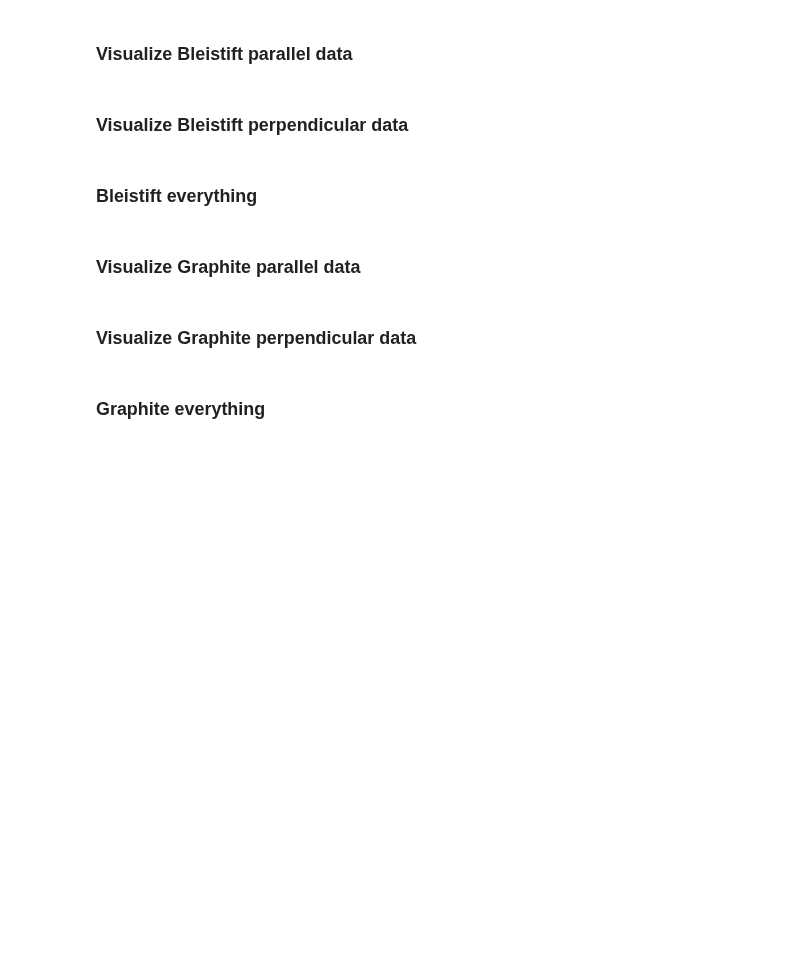
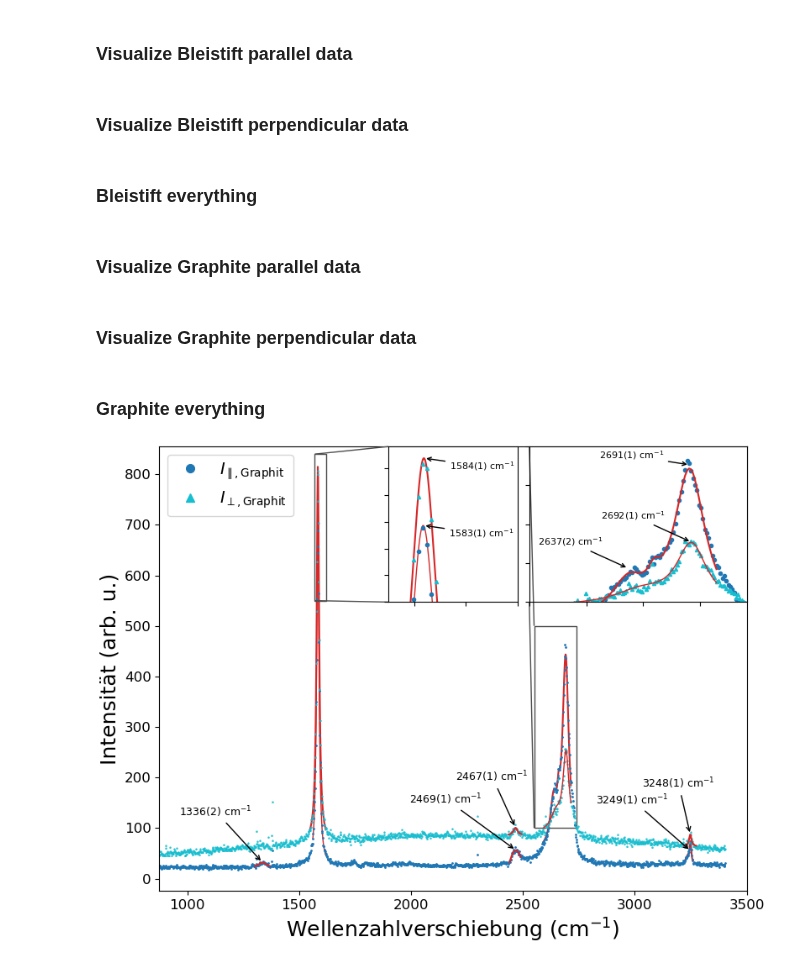
Before and after one commit to phoenixtoash/P60_Auswertung, a Jupyter notebook: notebook.ipynb, the cells around one changed output. Drawn from its saved outputs; the diff is of its cells as text; code cells hidden in the pictures; blank space fills up the shorter version.

```diff
--- a/notebook.ipynb
+++ b/notebook.ipynb
@@ -1380,13 +1380,13 @@ ax.plot(df_graphit_parallel['Wavenumber'], df_graphit_parallel['Intensity'], lab
 ax.plot(xdata_graphite_p1, lorentzian(xdata_graphite_p1, *params_graphite_p1), c=colors[3], zorder=3)
 
 # 1577 1/cm parallel
-#ax.plot(xdata_graphite_p2, lorentzian(xdata_graphite_p2, *params_graphite_p2), c=colors[3], zorder=1, lw=1)
+ax.plot(xdata_graphite_p2, lorentzian(xdata_graphite_p2, *params_graphite_p2), c=colors[3], zorder=1, lw=1)
 
 # 2467 1/cm parallel
 ax.plot(xdata_graphite_p3, lorentzian(xdata_graphite_p3, *params_graphite_p3), c=colors[3], zorder=3)
 
 # 2600 - 2750 1/cm (triple peak) parallel
-# ax.plot(xdata_graphite_p4, three_lorentzian(xdata_graphite_p4, *params_graphite_p4), c=colors[3], zorder=1)
+ax.plot(xdata_graphite_p4, three_lorentzian(xdata_graphite_p4, *params_graphite_p4), c=colors[3], zorder=1)
 # ax.plot(xdata_graphite_p4, lorentzian(xdata_graphite_p4, *(list(params_graphite_p4[0:3]) + [params_graphite_p4[-1]])))
 # ax.plot(xdata_graphite_p4, lorentzian(xdata_graphite_p4, *(list(params_graphite_p4[3:6]) + [params_graphite_p4[-1]])))
 # ax.plot(xdata_graphite_p4, lorentzian(xdata_graphite_p4, *(list(params_graphite_p4[6:9]) + [params_graphite_p4[-1]])))
@@ -1403,13 +1403,13 @@ ax.plot(df_graphit_perpendicular['Wavenumber'], df_graphit_perpendicular['Intens
 
 # Plot fits
 # 1577 1/cm perpendicular
-#ax.plot(xdata_graphite_per_p1, lorentzian(xdata_graphite_per_p1, *params_graphite_per_p1), c=colors[3], zorder=1)
+ax.plot(xdata_graphite_per_p1, lorentzian(xdata_graphite_per_p1, *params_graphite_per_p1), c=colors[3], zorder=1)
 
 # 2467 1/cm perpendicular
 ax.plot(xdata_graphite_per_p2, lorentzian(xdata_graphite_per_p2, *params_graphite_per_p2), c=colors[3], zorder=3)
 
 # 2625 - 2725 1/cm (multi peak) perpendicular
-# ax.plot(xdata_graphite_per_p3, double_lorentzian(xdata_graphite_per_p3, *params_graphite_per_p3), c=colors[3], zorder=3, lw=1)
+ax.plot(xdata_graphite_per_p3, double_lorentzian(xdata_graphite_per_p3, *params_graphite_per_p3), c=colors[3], zorder=3, lw=1)
 
 # 3247 1/cm perpendicular
 ax.plot(xdata_graphite_per_p4, lorentzian(xdata_graphite_per_p4, *params_graphite_per_p4), c=colors[3], zorder=3)
@@ -1506,30 +1506,32 @@ axins2.annotate(text=f'{params_graphite_p4[6]:.0f}({sum_of_errors([params_graphi
 
 # axins2.annotate(text=f'{params_graphite_per_p3[0]:.0f}({sum_of_errors([params_graphite_per_p3_error[0], wavenumber_error])*1:.0f})'
 #             + r' $cm^{-1}$', xy= (params_graphite_per_p3[0], params_graphite_per_p3[2] + params_graphite_p4[-1] + 50),
 #             xytext=(-50,20), **annotate_inset_params)
 
 
 axins2.annotate(text=f'{params_graphite_per_p3[3]:.0f}({sum_of_errors([params_graphite_per_p3_error[3], wavenumber_error])*1:.0f})'
             + r' $cm^{-1}$', xy= (params_graphite_per_p3[3], params_graphite_per_p3[5] + params_graphite_p4[-1] + 50),
             xytext=(-50,20), **annotate_inset_params)
 
 
 
 
 # empty inset labels
 axins.set_xticklabels([])
 axins.set_yticklabels([])
 
 axins2.set_xticklabels([])
 axins2.set_yticklabels([])
 
 
 # figure settings
 ax.set_xlabel(r'Wellenzahlverschiebung ($cm^{-1}$)', fontsize=18)
 ax.set_ylabel('Intensität (arb. u.)', fontsize=18)
 ax.tick_params(axis='both', which='major', labelsize=12)
 ax.legend(fontsize=14, markerscale=7, loc=2)
 ax.set_xlim(875, 3500)
 
 
 fig.savefig(r'Bilder\graphit_all.pdf', dpi=300)
+# %% [output]
+[figure, added]
```
Also changed, not shown: 8 other files.
